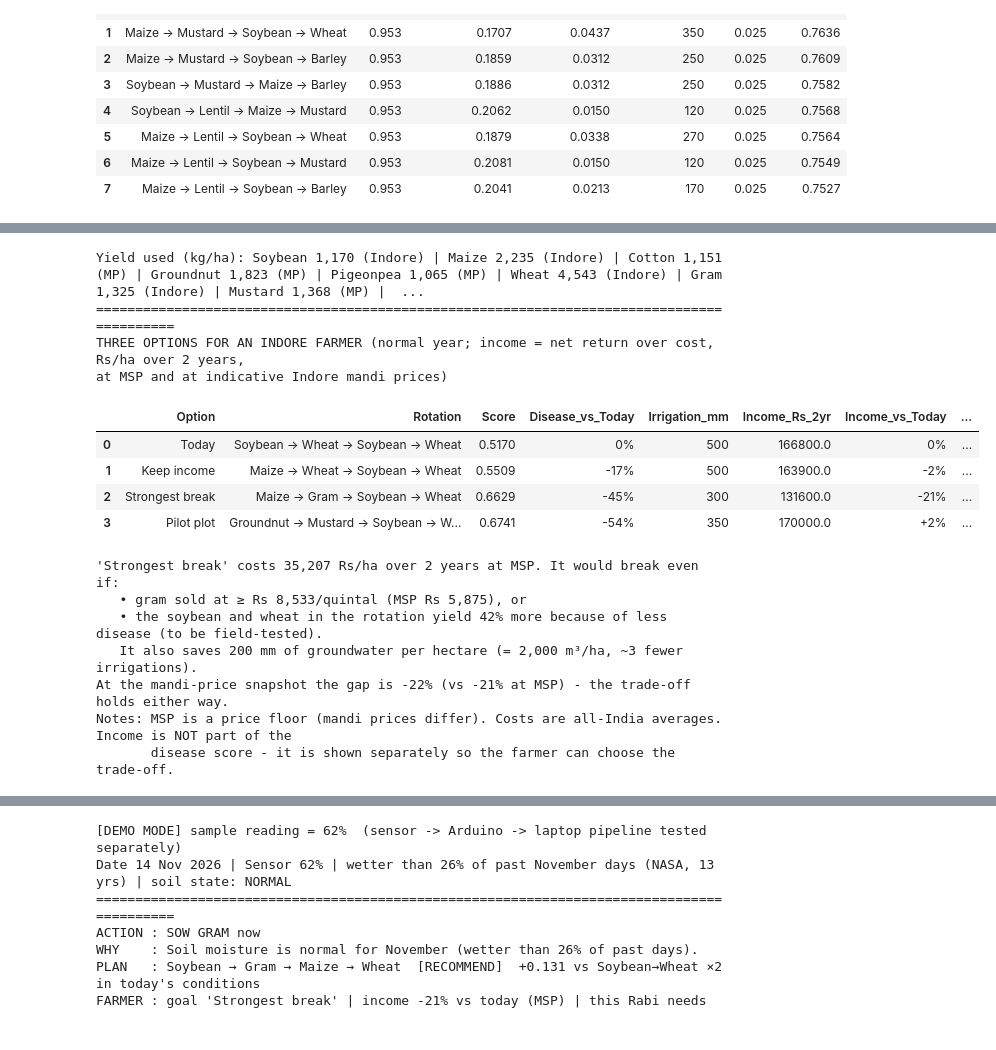
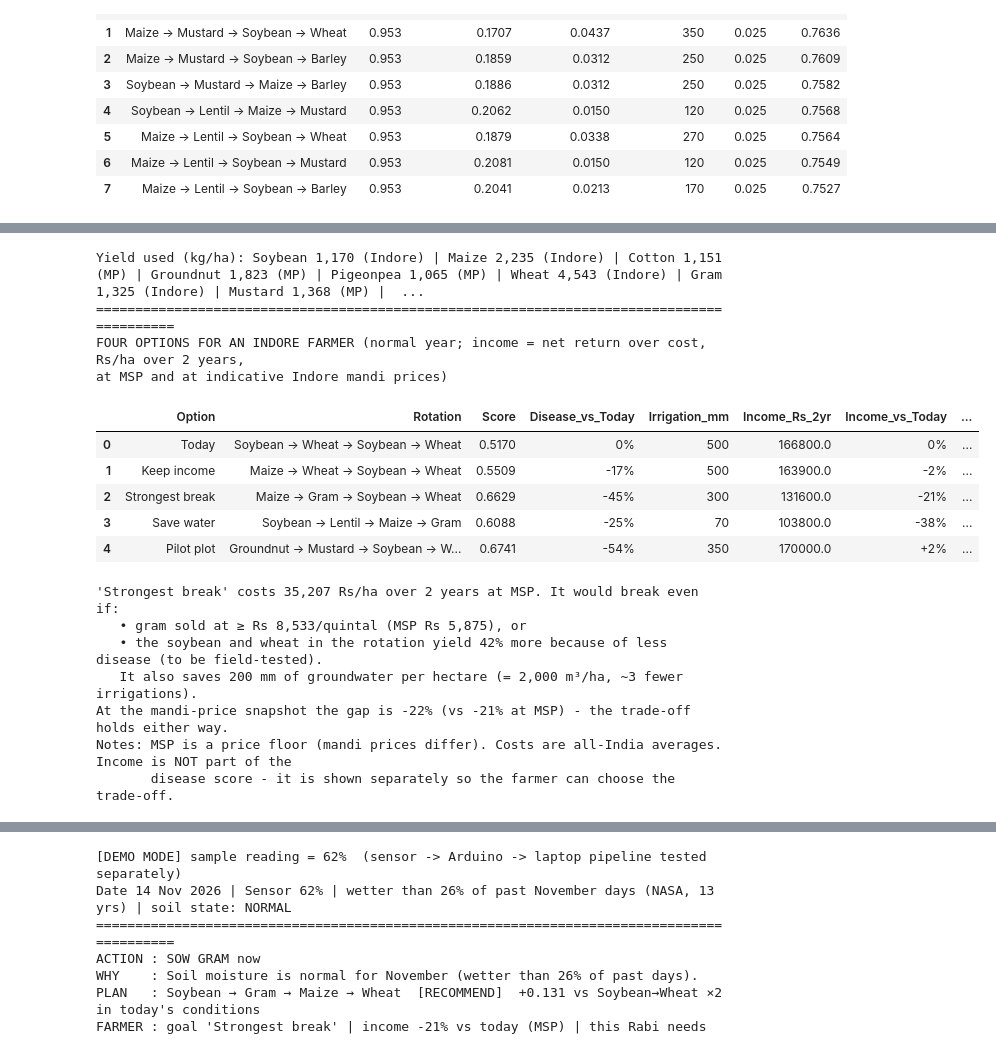
Before and after one commit to VanshikaVermaJK/PathogenBreak, a Jupyter notebook: PathogenBreak_final.ipynb, the cells around one changed output, grey strips where cells are left out. Cells and saved outputs as stored; diff of their text form; code cells hidden in the pictures.

```diff
--- a/PathogenBreak_final.ipynb
+++ b/PathogenBreak_final.ipynb
@@ -467,7 +467,7 @@ Env-only fit : top 0.873 vs conventional 0.883  -> the gain comes mainly from br
 | 7 | Soybean → Mustard → Maize → Barley | 0.6728 | 100 | 0.155 | 0.028 | Qualify | little local experience with Barl... |
 # %%
 # =====================================================================
-# CELL 7: FARMER CHECK - INCOME AND WATER -> THREE OPTIONS FOR THE FARMER
+# CELL 7: FARMER CHECK - INCOME AND WATER -> FOUR OPTIONS FOR THE FARMER
 #   Net return = (MSP - cost of production) × yield.  Prices: Govt of India MSP, Kharif 2026-27 and
 #   Rabi 2026-27; costs: CACP A2+FL cost of production (Rabi: published; Kharif: from published margins).
 #   Yields: Indore's own 12-year average (UPAg) where Indore grows > 1,000 ha, else the Madhya Pradesh average.
@@ -515,6 +515,8 @@ OPTIONS = {
     "Keep income":     robust[robust["Local_Crops"] & (robust["Income_vs_Today"] >= INCOME_SAFE)]
                          .sort_values("Mean_Score", ascending=False).iloc[0],
     "Strongest break": df_audited.iloc[0],                       # best RECOMMEND plan from Cell 6
+    "Save water":      robust                                    # least irrigation among robust plans (any crop)
+                         .sort_values(["Irrigation_mm", "Mean_Score"], ascending=[True, False]).iloc[0],
     "Pilot plot":      robust[~robust["Local_Crops"] & (robust["Income_vs_Today"] >= 0)]
                          .sort_values("Mean_Score", ascending=False).iloc[0],
 }
@@ -533,36 +535,37 @@ for name, r in OPTIONS.items():
 farm = pd.DataFrame(rows)
 
 print("Yield used (kg/ha): " + " | ".join(f"{c} {YIELD[c][0]:,.0f} ({YIELD[c][1]})" for c in MSP))
 print("=" * 90)
-print("THREE OPTIONS FOR AN INDORE FARMER (normal year; income = net return over cost, Rs/ha over 2 years,")
+print("FOUR OPTIONS FOR AN INDORE FARMER (normal year; income = net return over cost, Rs/ha over 2 years,")
 print("at MSP and at indicative Indore mandi prices)")
 display(farm)
 
 sb = OPTIONS["Strongest break"]
 gap = conv_income - sb["Income_Rs_2yr"]
 if gap > 0:
     gram_q = YIELD["Gram"][0] / 100 * sb["Plan_Tuple"].count("Gram")
     cereal_net = sum(net_per_ha(c) for c in sb["Plan_Tuple"] if c in ("Soybean", "Wheat"))
     print(f"'Strongest break' costs {gap:,.0f} Rs/ha over 2 years at MSP. It would break even if:")
     print(f"   • gram sold at ≥ Rs {MSP['Gram'] + gap / gram_q:,.0f}/quintal (MSP Rs {MSP['Gram']:,}), or")
     print(f"   • the soybean and wheat in the rotation yield {gap / cereal_net:.0%} more because of less disease (to be field-tested).")
 ws = conv_eval["Irrigation_mm"] - evaluate_2year_plan(sb["Plan_Tuple"], *normal)["Irrigation_mm"]
 print(f"   It also saves {ws:.0f} mm of groundwater per hectare (= {ws*10:,.0f} m³/ha, ~{ws/60:.0f} fewer irrigations).")
 sb_m = plan_income(sb["Plan_Tuple"], MANDI) / conv_income_mandi - 1
 print(f"At the mandi-price snapshot the gap is {sb_m:+.0%} (vs {sb['Income_vs_Today']:+.0%} at MSP) - "
       + ("the trade-off holds either way." if sb_m < -0.05 else "much smaller at market prices."))
 print("Notes: MSP is a price floor (mandi prices differ). Costs are all-India averages. Income is NOT part of the")
 print("       disease score - it is shown separately so the farmer can choose the trade-off.")
 # %% [output]
 Yield used (kg/ha): Soybean 1,170 (Indore) | Maize 2,235 (Indore) | Cotton 1,151 (MP) | Groundnut 1,823 (MP) | Pigeonpea 1,065 (MP) | Wheat 4,543 (Indore) | Gram 1,325 (Indore) | Mustard 1,368 (MP) |  ...
 ==========================================================================================
-THREE OPTIONS FOR AN INDORE FARMER (normal year; income = net return over cost, Rs/ha over 2 years,
+FOUR OPTIONS FOR AN INDORE FARMER (normal year; income = net return over cost, Rs/ha over 2 years,
 at MSP and at indicative Indore mandi prices)
 |  | Option | Rotation | Score | Disease_vs_Today | Irrigation_mm | Income_Rs_2yr | Income_vs_Today | ... |
 | 0 | Today | Soybean → Wheat → Soybean → Wheat | 0.5170 | 0% | 500 | 166800.0 | 0% | ... |
 | 1 | Keep income | Maize → Wheat → Soybean → Wheat | 0.5509 | -17% | 500 | 163900.0 | -2% | ... |
 | 2 | Strongest break | Maize → Gram → Soybean → Wheat | 0.6629 | -45% | 300 | 131600.0 | -21% | ... |
-| 3 | Pilot plot | Groundnut → Mustard → Soybean → W... | 0.6741 | -54% | 350 | 170000.0 | +2% | ... |
+| 3 | Save water | Soybean → Lentil → Maize → Gram | 0.6088 | -25% | 70 | 103800.0 | -38% | ... |
+| 4 | Pilot plot | Groundnut → Mustard → Soybean → W... | 0.6741 | -54% | 350 | 170000.0 | +2% | ... |
 'Strongest break' costs 35,207 Rs/ha over 2 years at MSP. It would break even if:
    • gram sold at ≥ Rs 8,533/quintal (MSP Rs 5,875), or
    • the soybean and wheat in the rotation yield 42% more because of less disease (to be field-tested).
```
Also changed, not shown: parts of 4 cells of this notebook, 1 other file.
